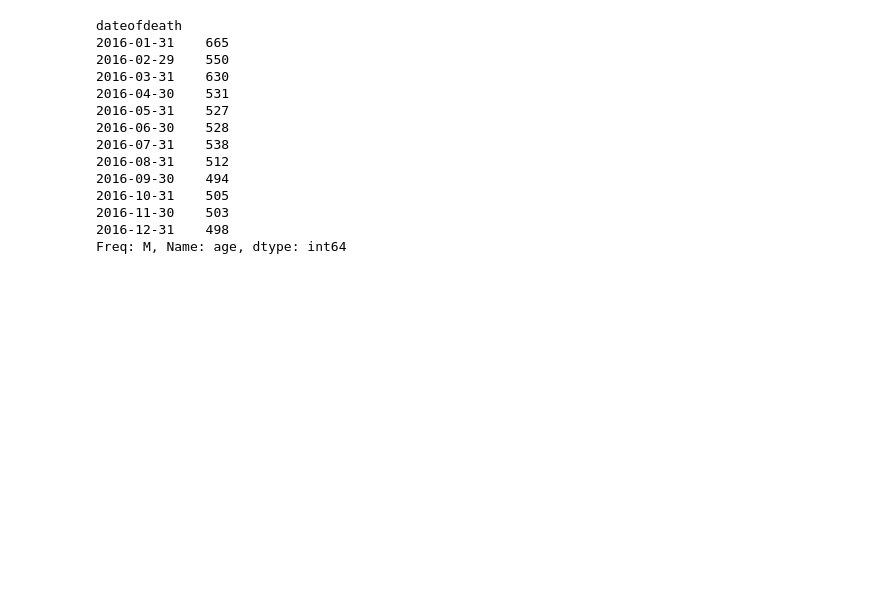
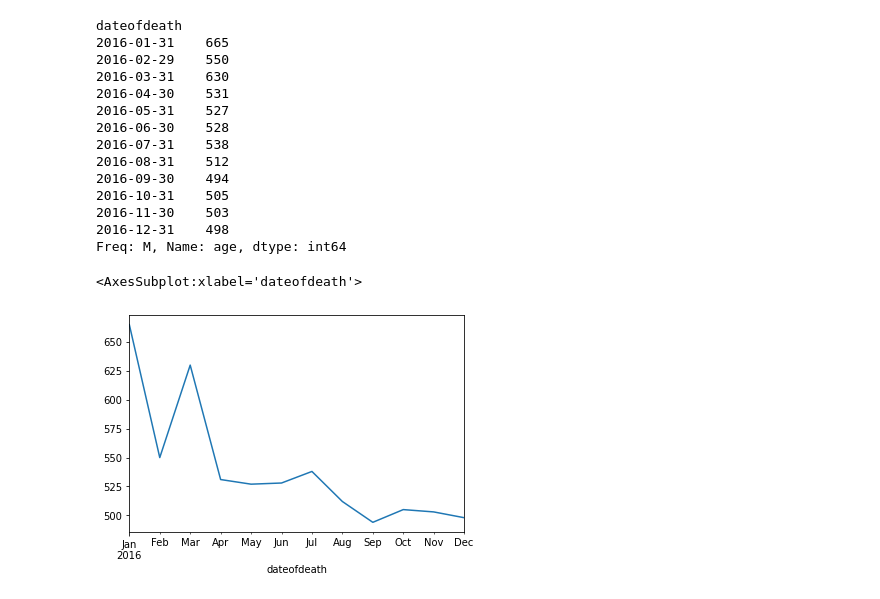
Before and after one commit to ramlaxman/cisco-data-science-2020-sept, a Jupyter notebook: Cisco — 2020 September 23.ipynb, the cells around one changed output. Drawn from its saved outputs; the diff is of its cells as text; code cells hidden in the pictures; blank space fills up the shorter version.

```diff
--- a/Cisco — 2020 September 23.ipynb
+++ b/Cisco — 2020 September 23.ipynb
@@ -593,3 +593,8 @@ dateofdeath
 2016-11-30    503
 2016-12-31    498
 Freq: M, Name: age, dtype: int64
+# %%
+df.resample('1M')['age'].count().plot.line()
+# %% [output]
+<AxesSubplot:xlabel='dateofdeath'>
+[figure, added]
```
